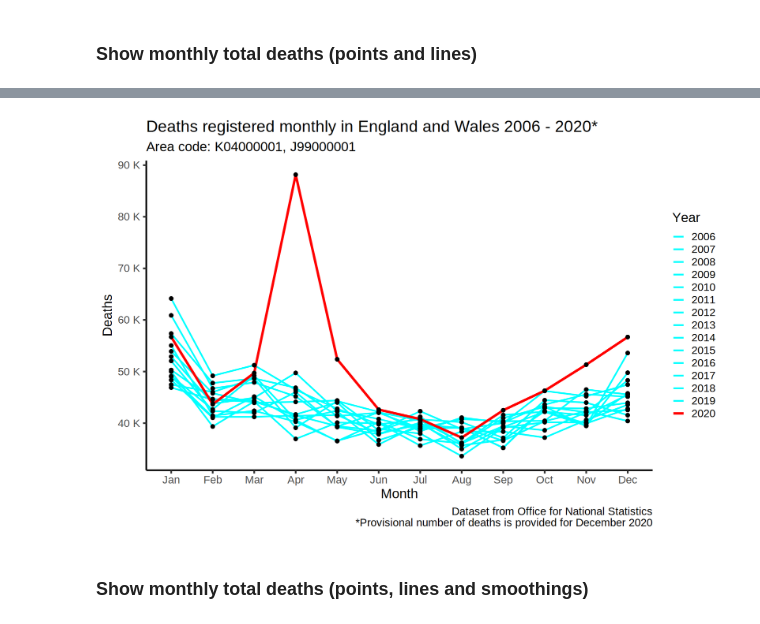
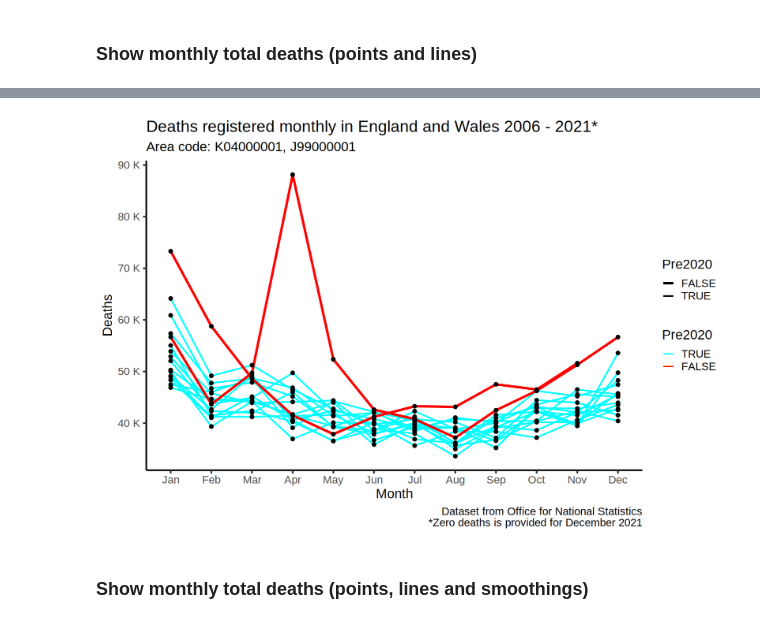
Before and after one commit to ycl6/Simple-R-gists, a Jupyter notebook: ONS_Monthly_Deaths_Data_England_and_Wales/ONS_Monthly_Deaths_Data_England_and_Wales.ipynb, the cells around one changed output, grey strips where cells are left out. Saved outputs shown, nothing was run; the diff lists cells and outputs as text; code cells hidden in the pictures.

```diff
--- a/ONS_Monthly_Deaths_Data_England_and_Wales/ONS_Monthly_Deaths_Data_England_and_Wales.ipynb
+++ b/ONS_Monthly_Deaths_Data_England_and_Wales/ONS_Monthly_Deaths_Data_England_and_Wales.ipynb
@@ -79,14 +88,16 @@ f2020 <- paste0(ons,"/2020/publishedoutputdecember2020xls.xls")
 # %% [markdown]
 ### Download datasets
 # %%
-years <- 2006:2020
+years <- 2006:2021
 files <- c(f2006, f2007, f2008, f2009, f2010, f2011, f2012, f2013,
-           f2014, f2015, f2016, f2017, f2018, f2019, f2020)
+           f2014, f2015, f2016, f2017, f2018, f2019, f2020, f2021)
+select <- "TOTAL REGISTRATIONS|ENGLAND, WALES AND ELSEWHERE"
+
 data <- data.frame(matrix(NA, nrow = 0, ncol = 12), stringsAsFactors = FALSE)
 
 for(i in 1:length(files)) {
     file <- files[i]
-    filename <- paste0("Y", years[i],".xls")
+    filename <- paste0("Y", years[i], ".", tools::file_ext(file))
 
     if(!file.exists(filename)) {
         # Download excel file using command line tool curl
@@ -94,20 +105,15 @@ for(i in 1:length(files)) {
     }
 
     # Pick relevant data row from the the selected sheet, and store as data.frame
-    if(years[i] > 2014) {
-        n <- read_excel(filename, sheet = paste0("Figures for ", years[i]), range = cell_rows(5:6),
-                        .name_repair = "minimal")
-        n <- n[3:14] # 12-month data columns
-    } else if(years[i] < 2012) {
-        n <- read_excel(filename, sheet = paste0("Figures for ", years[i]), range = cell_rows(4:5),
-                        .name_repair = "minimal")
-        n <- n[4:15] # 12-month data columns
-    } else {
-        n <- read_excel(filename, sheet = paste0("Figures for ", years[i]), range = cell_rows(5:6),
-                        .name_repair = "minimal")
-        n <- n[4:15] # 12-month data columns
+    n <- read_excel(filename, sheet = paste0("Figures for ", years[i]),
+                        .name_repair =  ~ make.names(.x, unique = TRUE)) %>% rename(Contents = 1) %>%
+    filter(grepl(select, X) | grepl(select, Contents)) %>% select_if(~any(grepl("^[0-9]+$", .)))
+    n <- as.numeric(n)
+    num <- length(n)
+    if(num < 12) {
+        n <- c(n, rep(NA, 12-num)) # Add NA if missing data
     }
-    data <- rbind(data, unlist(n))
+    data <- rbind(data, n)
 }
 # %% [markdown]
 If you are using Jupyter Notebook, please check on your terminal that the download has completed at this stage, e.g.:
@@ -224,16 +232,11 @@ A tibble: 12 × 5
 two_color <- c("cyan", "red")
 two_color <- setNames(two_color, c(TRUE, FALSE))
 
-line_color <- c(rep("cyan", length(years)-1), "red")
-line_color <- setNames(line_color, years)
-
-line_size <- c(rep(0.8, length(years)-1), 1.2)
-
-plot_title1 <- "Deaths registered yearly in England and Wales 2006 - 2020*"
-plot_title2 <- "Deaths registered monthly in England and Wales 2006 - 2020*"
+plot_title1 <- "Deaths registered yearly in England and Wales 2006 - 2021*"
+plot_title2 <- "Deaths registered monthly in England and Wales 2006 - 2021*"
 plot_subtitle <- "Area code: K04000001, J99000001"
 plot_caption <- "Dataset from Office for National Statistics
-                *Provisional number of deaths is provided for December 2020"
+                *Zero deaths is provided for December 2021"
 # %% [markdown]
 ### Show yearly total deaths
 # %%
@@ -264,11 +269,11 @@ p
 # %% [markdown]
 ### Show monthly total deaths (points and lines)
 # %%
-p <- ggplot(d, aes(Month, Deaths, group = Year, color = Year, size = Year)) +
+p <- ggplot(d, aes(Month, Deaths, group = Year, color = Pre2020, size = Pre2020)) +
     # Add line layer, then add point layer next
     geom_line() + geom_point(color = "black", size = 2) +
     scale_y_continuous(labels = unit_format(unit = "K", scale = 1e-3)) +
-    scale_color_manual(values = line_color) + scale_size_manual(values = line_size) +
+    scale_color_manual(values = two_color) + scale_size_manual(values = c(1.2, 0.8)) +
     theme_classic(base_size = 18) + labs(title = plot_title2, subtitle = plot_subtitle, caption = plot_caption)
 
 p
@@ -276,4 +285,4 @@ p
-[figure, old version]
+[figure, new version]
 # %% [markdown]
 ### Show monthly total deaths (points, lines and smoothings)
 # %%
```
Also changed, not shown: parts of 13 cells of this notebook, 2 other files.
